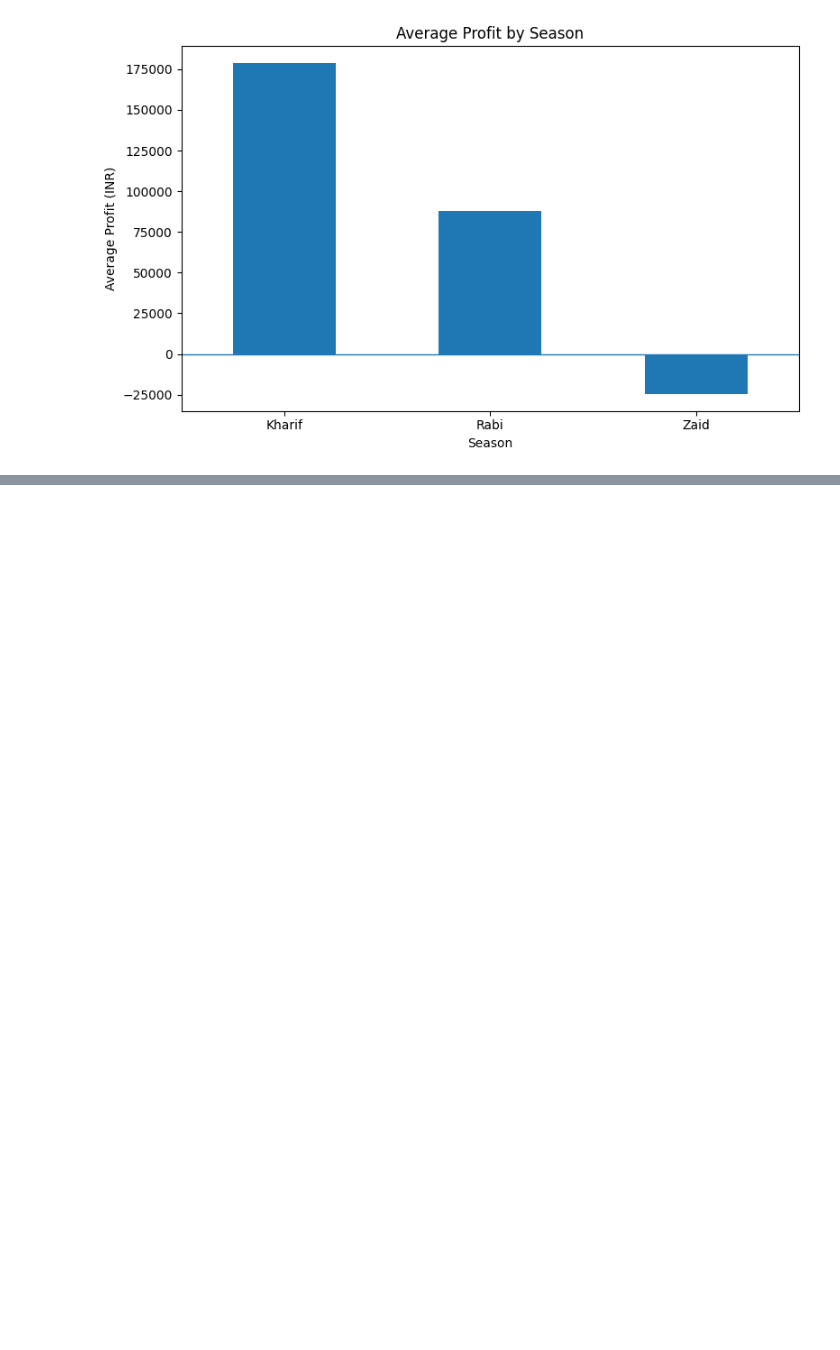
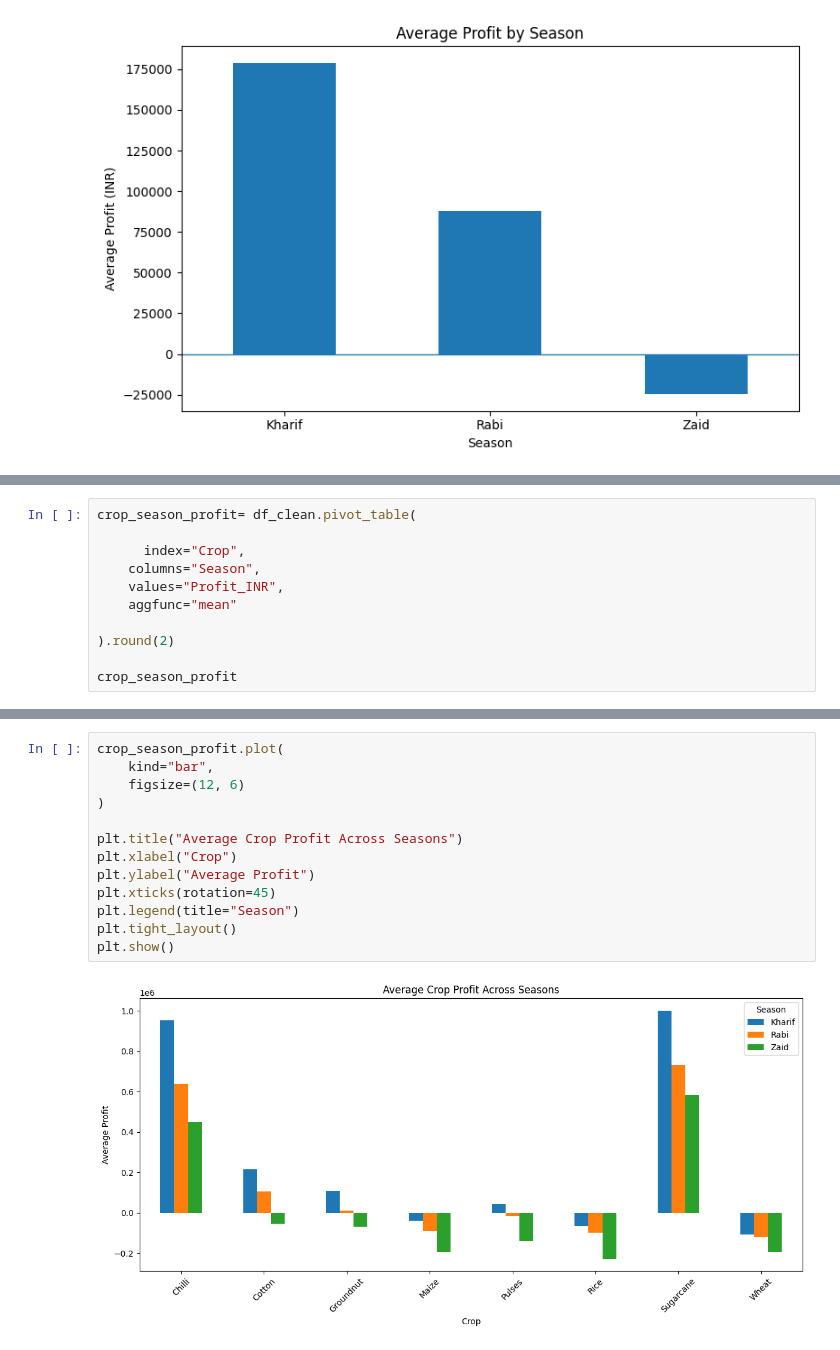
Before and after one commit to kaustubh9306-git/seasonal-agriculture-performance-analysis, a Jupyter notebook: Untitled4.ipynb, the cells around one changed output, grey strips where cells are left out. Drawn from its saved outputs; the diff is of its cells as text; blank space fills up the shorter version.

```diff
--- a/Untitled4.ipynb
+++ b/Untitled4.ipynb
@@ -215,0 +251,11 @@ plt.show()
+# %%
+crop_season_profit= df_clean.pivot_table(
+
+      index="Crop",
+    columns="Season",
+    values="Profit_INR",
+    aggfunc="mean"
+
+).round(2)
+
+crop_season_profit
@@ -215,0 +273,15 @@ plt.show()
+# %%
+crop_season_profit.plot(
+    kind="bar",
+    figsize=(12, 6)
+)
+
+plt.title("Average Crop Profit Across Seasons")
+plt.xlabel("Crop")
+plt.ylabel("Average Profit")
+plt.xticks(rotation=45)
+plt.legend(title="Season")
+plt.tight_layout()
+plt.show()
+# %% [output]
+[figure, added]
```
Also changed, not shown: parts of 3 cells of this notebook.
